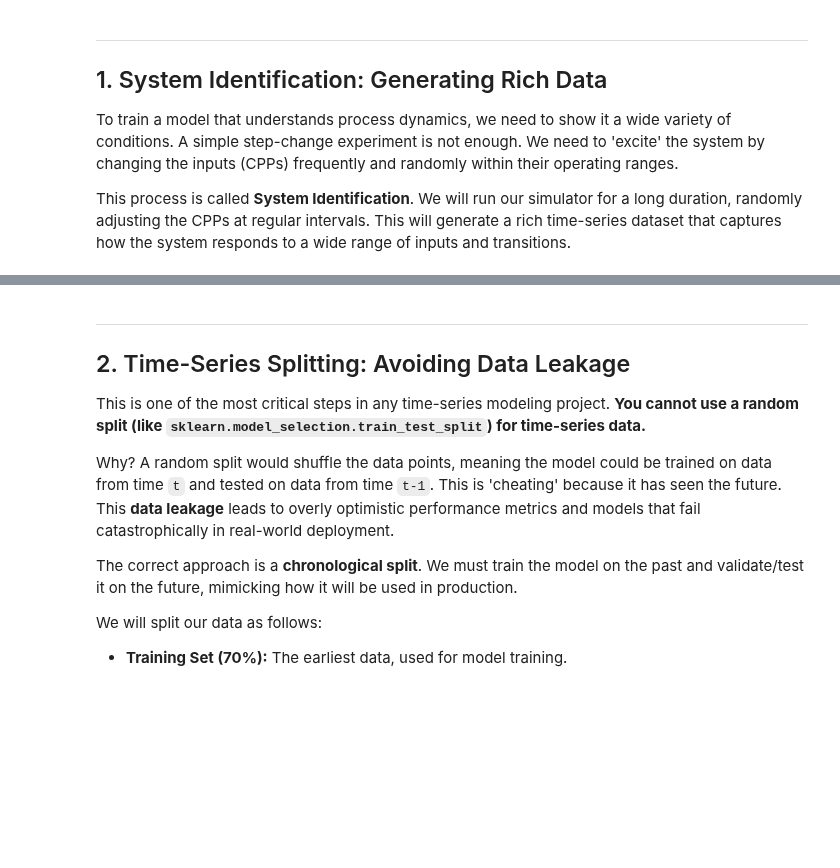
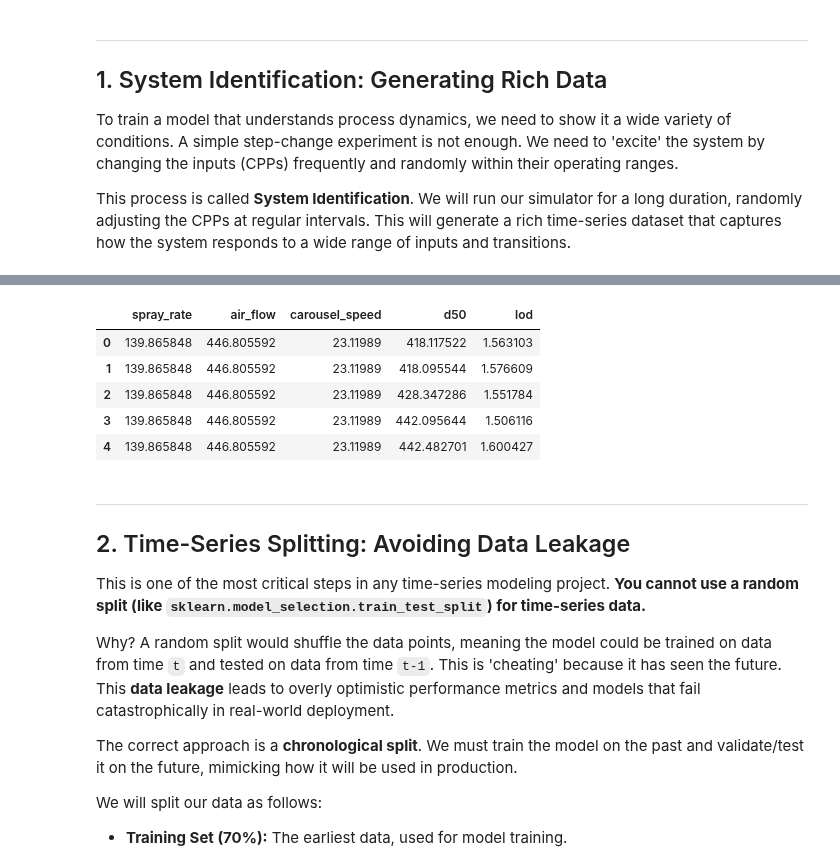
Before and after one commit to TUstudents/PharmaControl, a Jupyter notebook: V1/notebooks/02_Data_Wrangling_and_Hybrid_Preprocessing.ipynb, the cells around one changed output, grey strips where cells are left out. Drawn from its saved outputs; the diff is of its cells as text; code cells hidden in the pictures; blank space fills up the shorter version.

Commit message:
notebook 02

```diff
--- a/V1/notebooks/02_Data_Wrangling_and_Hybrid_Preprocessing.ipynb
+++ b/V1/notebooks/02_Data_Wrangling_and_Hybrid_Preprocessing.ipynb
@@ -76,0 +20,94 @@ Dataset '../data/granulation_data.csv' already exists. Skipping generation.
+# %%
+import pandas as pd
+import numpy as np
+import os, sys
+from tqdm.notebook import tqdm
+from V1.src.plant_simulator import AdvancedPlantSimulator
+
+# --- Configuration Constants ---
+# Data generation configuration
+SIMULATION_STEPS = 15000      # Total simulation time steps
+CPP_CHANGE_INTERVAL = 75      # Steps between control parameter changes
+RANDOM_SEED = 42              # For reproducible data generation
+
+# Time series configuration
+LOOKBACK = 36                 # Historical context window (steps)
+HORIZON = 72                  # Prediction horizon (steps)
+BATCH_SIZE = 64               # Training batch size
+
+# Data management
+DATA_DIR = '../data'
+RAW_DATA_FILE = os.path.join(DATA_DIR, 'granulation_data_raw.csv')  # Unscaled data
+
+# Define column groups
+CMA_COLS = ['d50', 'lod']  # Critical Material Attributes
+CPP_COLS = ['spray_rate', 'air_flow', 'carousel_speed', 'specific_energy', 'froude_number_proxy']  # Critical Process Parameters
+
+# Set random seed for reproducibility
+np.random.seed(RANDOM_SEED)
+
+# Create data directories if they don't exist
+try:
+    os.makedirs(DATA_DIR, exist_ok=True)
+    #os.makedirs(PROCESSED_DATA_DIR, exist_ok=True)
+    print(f"✓ Data directories created: {DATA_DIR}")
+except OSError as e:
+    raise RuntimeError(f"Failed to create data directories: {e}")
+
+# --- Data Generation ---
+if os.path.exists(RAW_DATA_FILE):
+    print(f"Dataset '{RAW_DATA_FILE}' already exists. Loading...")
+    try:
+        df_raw = pd.read_csv(RAW_DATA_FILE)
+        print(f"✓ Loaded existing dataset with {len(df_raw)} records")
+    except Exception as e:
+        raise RuntimeError(f"Failed to load existing dataset: {e}")
+else:
+    print("Generating new dataset...")
+
+    # Initialize plant simulator with reproducible seed
+    plant = AdvancedPlantSimulator(random_seed=RANDOM_SEED)
+
+    # Use CPP ranges from plant simulator for consistency
+    cpp_ranges = plant.CPP_RANGES
+    print(f"✓ Using CPP ranges from plant simulator: {cpp_ranges}")
+
+    # Initialize with a random valid state
+    current_cpps = {key: np.random.uniform(min_v, max_v) for key, (min_v, max_v) in cpp_ranges.items()}
+
+    log = []
+    try:
+        for t in tqdm(range(SIMULATION_STEPS), desc="Generating data"):
+            # Randomly change CPPs at specified intervals
+            if t % CPP_CHANGE_INTERVAL == 0:
+                current_cpps = {key: np.random.uniform(min_v, max_v) for key, (min_v, max_v) in cpp_ranges.items()}
+
+            state = plant.step(current_cpps)
+            record = {**current_cpps, **state}
+            log.append(record)
+
+        df_raw = pd.DataFrame(log)
+
+        # Validate generated data
+        expected_cols = set(list(cpp_ranges.keys()) + ['d50', 'lod'])
+        actual_cols = set(df_raw.columns)
+        if not expected_cols.issubset(actual_cols):
+            missing = expected_cols - actual_cols
+            raise ValueError(f"Generated data missing expected columns: {missing}")
+
+        # Save raw unscaled data
+        df_raw.to_csv(RAW_DATA_FILE, index=False)
+        print(f"✓ Dataset with {len(df_raw)} records saved to '{RAW_DATA_FILE}'")
+
+    except Exception as e:
+        raise RuntimeError(f"Data generation failed: {e}")
+
+# Validate data integrity
+if df_raw.empty:
+    raise ValueError("Generated dataset is empty")
+if len(df_raw) < LOOKBACK + HORIZON:
+    raise ValueError(f"Dataset too small ({len(df_raw)} rows) for lookback={LOOKBACK} + horizon={HORIZON}")
+
+print(f"✓ Data validation passed: {len(df_raw)} rows, {len(df_raw.columns)} columns")
+df_raw.head()
+# %% [output]
@@ -77,3 +118,9 @@ Dataset '../data/granulation_data.csv' already exists. Skipping generation.
+|  | spray_rate | air_flow | carousel_speed | d50 | lod |
+| 0 | 139.865848 | 446.805592 | 23.11989 | 418.117522 | 1.563103 |
+| 1 | 139.865848 | 446.805592 | 23.11989 | 418.095544 | 1.576609 |
+| 2 | 139.865848 | 446.805592 | 23.11989 | 428.347286 | 1.551784 |
+| 3 | 139.865848 | 446.805592 | 23.11989 | 442.095644 | 1.506116 |
+| 4 | 139.865848 | 446.805592 | 23.11989 | 442.482701 | 1.600427 |
 # %% [markdown]
 ---
 ## 2. Time-Series Splitting: Avoiding Data Leakage
```
Also changed, not shown: parts of 12 cells of this notebook, 4 other files.
